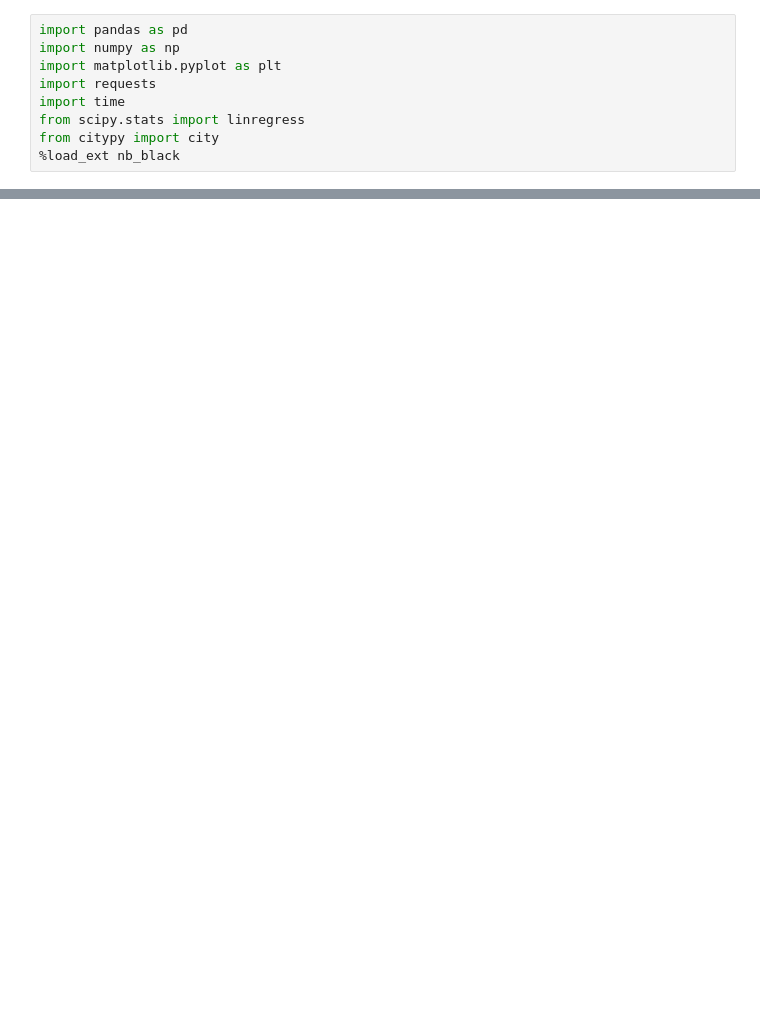
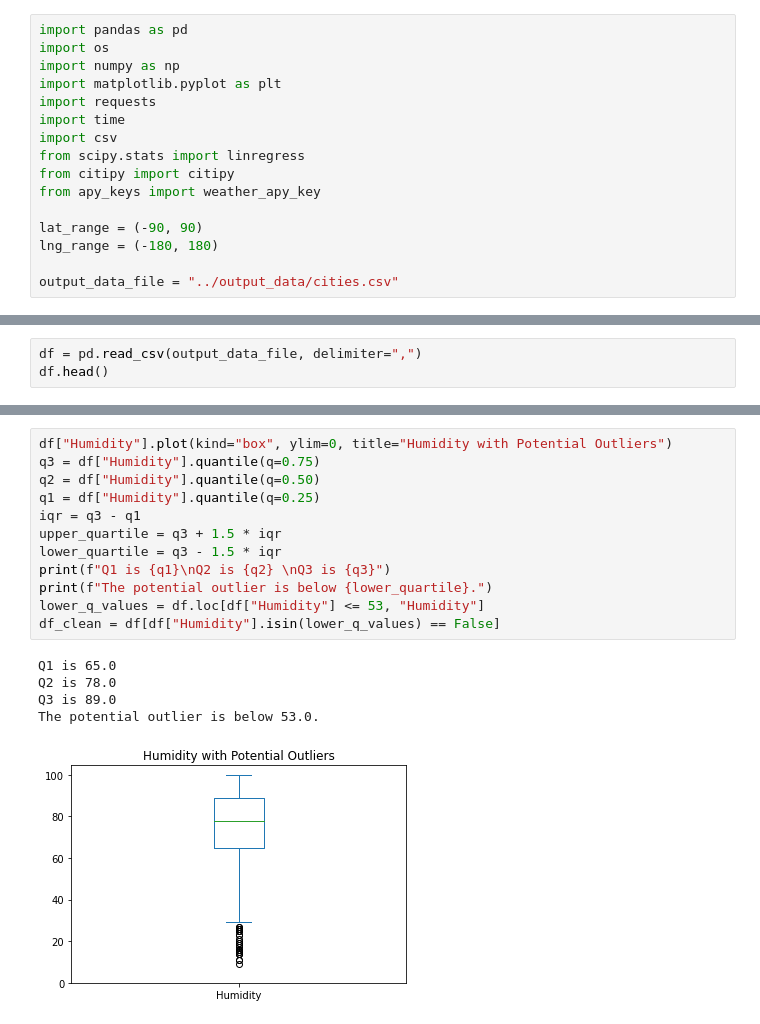
Before and after one commit to ggyotoku-tPnSHD/Python-API-Challenge, a Jupyter notebook: WeatherPy/WeatherPy.ipynb, the cells around one changed output, grey strips where cells are left out. Cells and saved outputs as stored; diff of their text form; blank space fills up the shorter version.

```diff
--- a/WeatherPy/WeatherPy.ipynb
+++ b/WeatherPy/WeatherPy.ipynb
@@ -1,10 +5,17 @@
 # %%
 import pandas as pd
+import os
 import numpy as np
 import matplotlib.pyplot as plt
 import requests
 import time
+import csv
 from scipy.stats import linregress
-from citypy import city
-%load_ext nb_black
+from citipy import citipy
+from apy_keys import weather_apy_key
+
+lat_range = (-90, 90)
+lng_range = (-180, 180)
+
+output_data_file = "../output_data/cities.csv"
 # %% [output]
@@ -12,0 +151,3 @@ ModuleNotFoundError: No module named 'citypy'
+# %%
+df = pd.read_csv(output_data_file, delimiter=",")
+df.head()
@@ -12,0 +200,18 @@ ModuleNotFoundError: No module named 'citypy'
+# %%
+df["Humidity"].plot(kind="box", ylim=0, title="Humidity with Potential Outliers")
+q3 = df["Humidity"].quantile(q=0.75)
+q2 = df["Humidity"].quantile(q=0.50)
+q1 = df["Humidity"].quantile(q=0.25)
+iqr = q3 - q1
+upper_quartile = q3 + 1.5 * iqr
+lower_quartile = q3 - 1.5 * iqr
+print(f"Q1 is {q1}\nQ2 is {q2} \nQ3 is {q3}")
+print(f"The potential outlier is below {lower_quartile}.")
+lower_q_values = df.loc[df["Humidity"] <= 53, "Humidity"]
+df_clean = df[df["Humidity"].isin(lower_q_values) == False]
+# %% [output]
+Q1 is 65.0
+Q2 is 78.0
+Q3 is 89.0
+The potential outlier is below 53.0.
+[figure, added]
```
Also changed, not shown: parts of 26 cells of this notebook, 2 other files.
